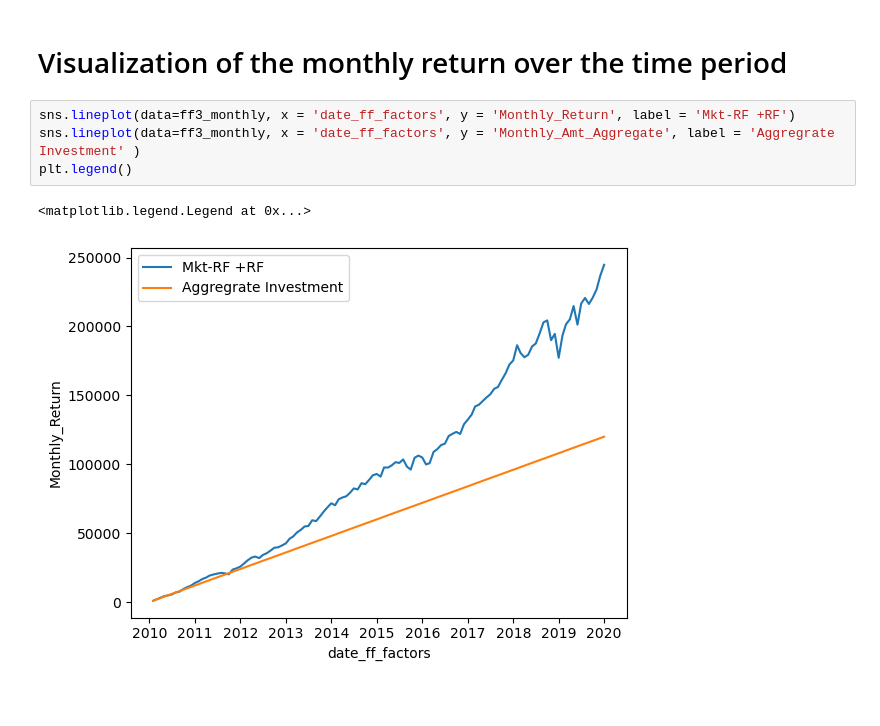
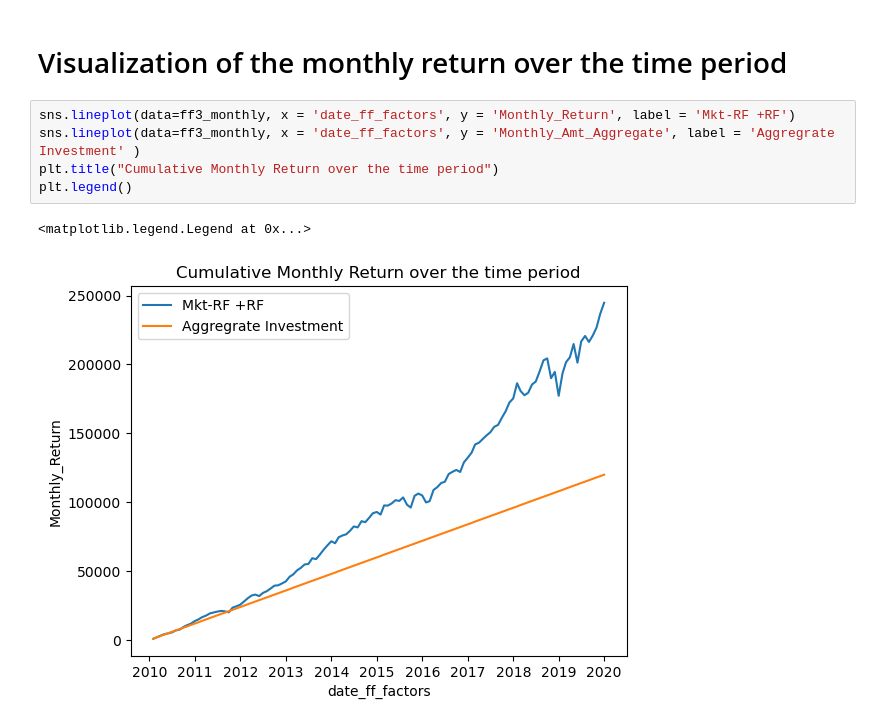
Before and after one commit to Priyagha/Portfolio_Returns, a Jupyter notebook: Portfolio_Returns.ipynb, the cells around one changed output. Saved outputs shown, nothing was run; the diff lists cells and outputs as text; blank space fills up the shorter version.

Commit message:
Adding title to the plot

```diff
--- a/Portfolio_Returns.ipynb
+++ b/Portfolio_Returns.ipynb
@@ -70,7 +70,8 @@ ff3_monthly
 # %%
 sns.lineplot(data=ff3_monthly, x = 'date_ff_factors', y = 'Monthly_Return', label = 'Mkt-RF +RF')
 sns.lineplot(data=ff3_monthly, x = 'date_ff_factors', y = 'Monthly_Amt_Aggregate', label = 'Aggregrate Investment' )
+plt.title("Cumulative Monthly Return over the time period")
 plt.legend()
 # %% [output]
 <matplotlib.legend.Legend at 0x...>
-[figure, old version]
+[figure, new version]
```
